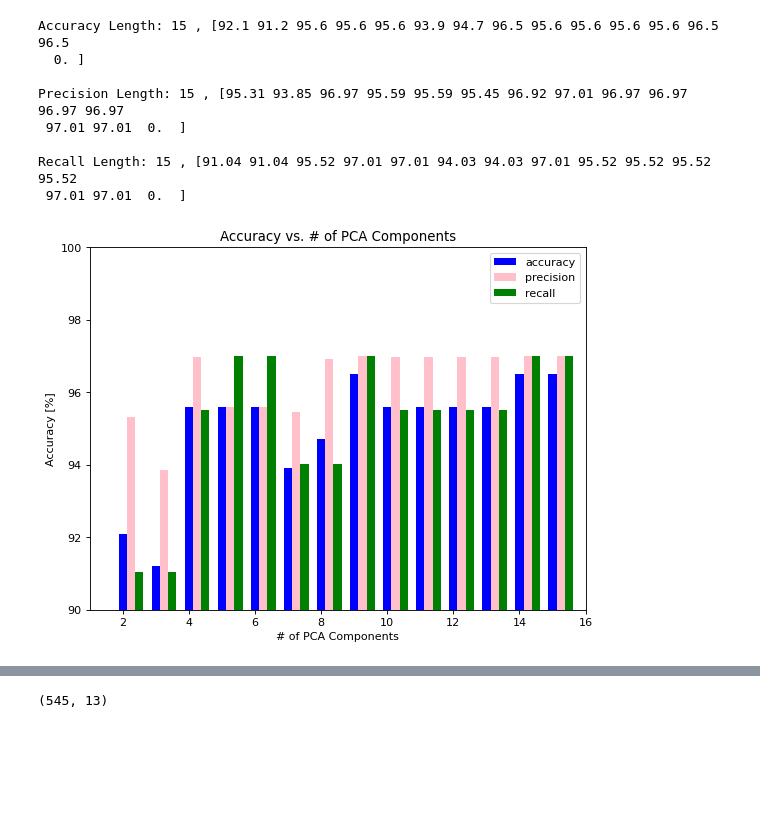
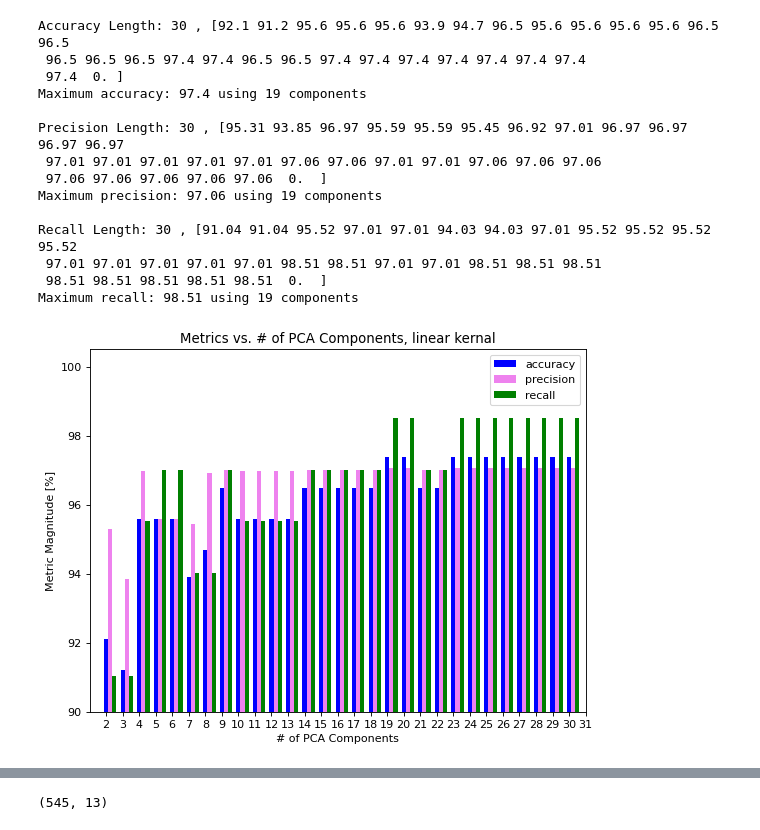
Before and after one commit to ccook93/ECGR-4105-Homeworks, a Jupyter notebook: Homework_4.ipynb, the cells around one changed output, grey strips where cells are left out. Cells and saved outputs as stored; diff of their text form; code cells hidden in the pictures; blank space fills up the shorter version.

```diff
--- a/Homework_4.ipynb
+++ b/Homework_4.ipynb
@@ -66,12 +69,26 @@ y = breast_dataset.loc[:, ['targets']].values
 # Standardizing the features array in 'breast_dataset'
 x = StandardScaler().fit_transform(x)
 # %%
-# Defining a max Value of K we want plotted
-upperK = 15
+# Defining a maximum number of PCA components we want plotted, for upperK >= 2
+upperK = 30
+
+# Doesn't do anything but the lowest value of PCA components should be 2
+lowerK = 2
 # %%
 # FIGURE OUT HOW TO MAKE THIS WORK WITH SVM
 # This is where the PCA algorithm should start. As in the last homework, the accuracy, precision
 # and recall should all be calculated for each iteration of the algorithm.
+#
+#     sklearn.svm Notes
+#
+# class sklearn.svm.SVC(*, C=1.0, kernel='rbf', degree=3, gamma='scale', coef0=0.0, shrinking=True, probability=False, tol=0.001, cache_size=200,
+#                       class_weight=None, verbose=False, max_iter=- 1, decision_function_shape='ovr', break_ties=False, random_state=None)[source]
+#
+#     Options for kernal are: "linear", "poly", "rbf", "sigmoid", "precomputed"
+#
+#     .fit(X,y[, sample_weight]) : Fit the SVM model according to the given training data
+#     .predict : Perform classification on samples in X
+#
 
 # for loop to calculate the accuracy, precision, and recall for multiple values of K
 
@@ -107,44 +124,68 @@ for h in range(2,upperK+1):
     precision[h-2] = round(metrics.precision_score(Y_test, Y_pred)*100,2)
     recall[h-2] = round(metrics.recall_score(Y_test, Y_pred)*100,2)
 
-# Show the evaluation mertic arrays
+maximum = np.max(recall)
+minimum = np.min(recall)
+
+# Show the evaluation mertic arrays as well as # of PCA components where each metric reaches its first maximum
 print("Accuracy Length:",len(accuracy),",",accuracy)
+max_accur = np.max(accuracy)
+max_accur_index = accuracy.argmax() + 2
+print("Maximum accuracy:", max_accur, "using", max_accur_index, "components")
+
 print(" ")
 print("Precision Length:",len(precision),",",precision)
+max_prec = np.max(precision)
+max_prec_index = precision.argmax() + 2
+print("Maximum precision:", max_prec, "using", max_prec_index, "components")
+
+
 print(" ")
 print("Recall Length:",len(recall),",",recall)
+max_recall = np.max(recall)
+max_recall_index = recall.argmax() + 2
+print("Maximum recall:", max_recall, "using", max_recall_index, "components")
 # %% [output]
-Accuracy Length: 15 , [92.1 91.2 95.6 95.6 95.6 93.9 94.7 96.5 95.6 95.6 95.6 95.6 96.5 96.5
-  0. ]
+Accuracy Length: 30 , [92.1 91.2 95.6 95.6 95.6 93.9 94.7 96.5 95.6 95.6 95.6 95.6 96.5 96.5
+ 96.5 96.5 96.5 97.4 97.4 96.5 96.5 97.4 97.4 97.4 97.4 97.4 97.4 97.4
+ 97.4  0. ]
+Maximum accuracy: 97.4 using 19 components
 
-Precision Length: 15 , [95.31 93.85 96.97 95.59 95.59 95.45 96.92 97.01 96.97 96.97 96.97 96.97
- 97.01 97.01  0.  ]
+Precision Length: 30 , [95.31 93.85 96.97 95.59 95.59 95.45 96.92 97.01 96.97 96.97 96.97 96.97
+ 97.01 97.01 97.01 97.01 97.01 97.06 97.06 97.01 97.01 97.06 97.06 97.06
+ 97.06 97.06 97.06 97.06 97.06  0.  ]
+Maximum precision: 97.06 using 19 components
 
-Recall Length: 15 , [91.04 91.04 95.52 97.01 97.01 94.03 94.03 97.01 95.52 95.52 95.52 95.52
- 97.01 97.01  0.  ]
+Recall Length: 30 , [91.04 91.04 95.52 97.01 97.01 94.03 94.03 97.01 95.52 95.52 95.52 95.52
+ 97.01 97.01 97.01 97.01 97.01 98.51 98.51 97.01 97.01 98.51 98.51 98.51
+ 98.51 98.51 98.51 98.51 98.51  0.  ]
+Maximum recall: 98.51 using 19 components
 # %%
 # This plots accuracy over multiple # of PCA component. It seems the minimum amount of PCA
-# components needed to obtain a good accuracy is 12. When a higher value of upperK is used
+# components needed to obtain a good accuracy is 19. When a higher value of upperK is used
 # the results do not get any better.
 
 yes = np.arange(upperK)
 for i in range(len(yes)):
     yes[i] = yes[i] + 2
 
-width = 0.25
-# plt.bar(ind, men_means, width, label='Men')
-# plt.bar(ind + width, women_means, width, label='Women')
+strings = []
+for i in range(upperK):
+    new = str(i+2)
+    strings.append(new)
 
 figure(figsize=(8, 6), dpi=80)
-plt.bar(yes, accuracy, color='blue',width=0.25, label = "accuracy")
-plt.bar(yes+width, precision, color='pink',width=0.25, label = "precision")
-plt.bar(yes+width+width, recall, color='green',width=0.25, label = "recall")
+
+width = 0.25
+plt.bar(yes, accuracy, color='blue', tick_label=strings, width=0.25, label = "accuracy")
+plt.bar(yes+width, precision, color='violet',width=0.25, label = "precision")
+plt.bar(yes+2*width, recall, color='green',width=0.25, label = "recall")
 
 plt.xlabel("# of PCA Components")
-plt.ylabel("Accuracy [%]")
-plt.title("Accuracy vs. # of PCA Components")
-plt.axis([1, upperK+1, 90, 100])
+plt.ylabel("Metric Magnitude [%]")
+plt.title("Metrics vs. # of PCA Components, linear kernal")
+plt.axis([1, upperK+1, 90, maximum+2])
 plt.legend(loc='best')
 plt.show()
 # %% [output]
-[figure, old version]
+[figure, new version]
```
Also changed, not shown: parts of 6 cells of this notebook.
